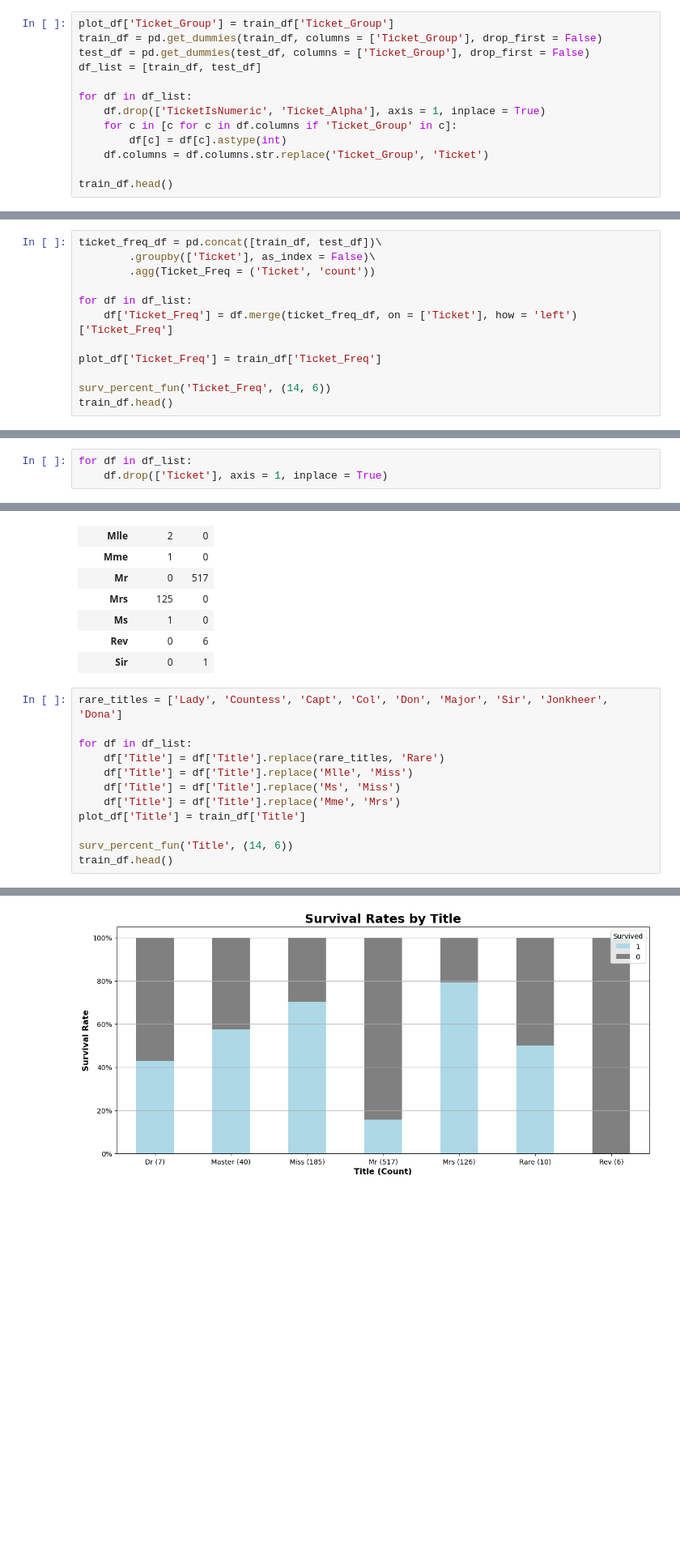
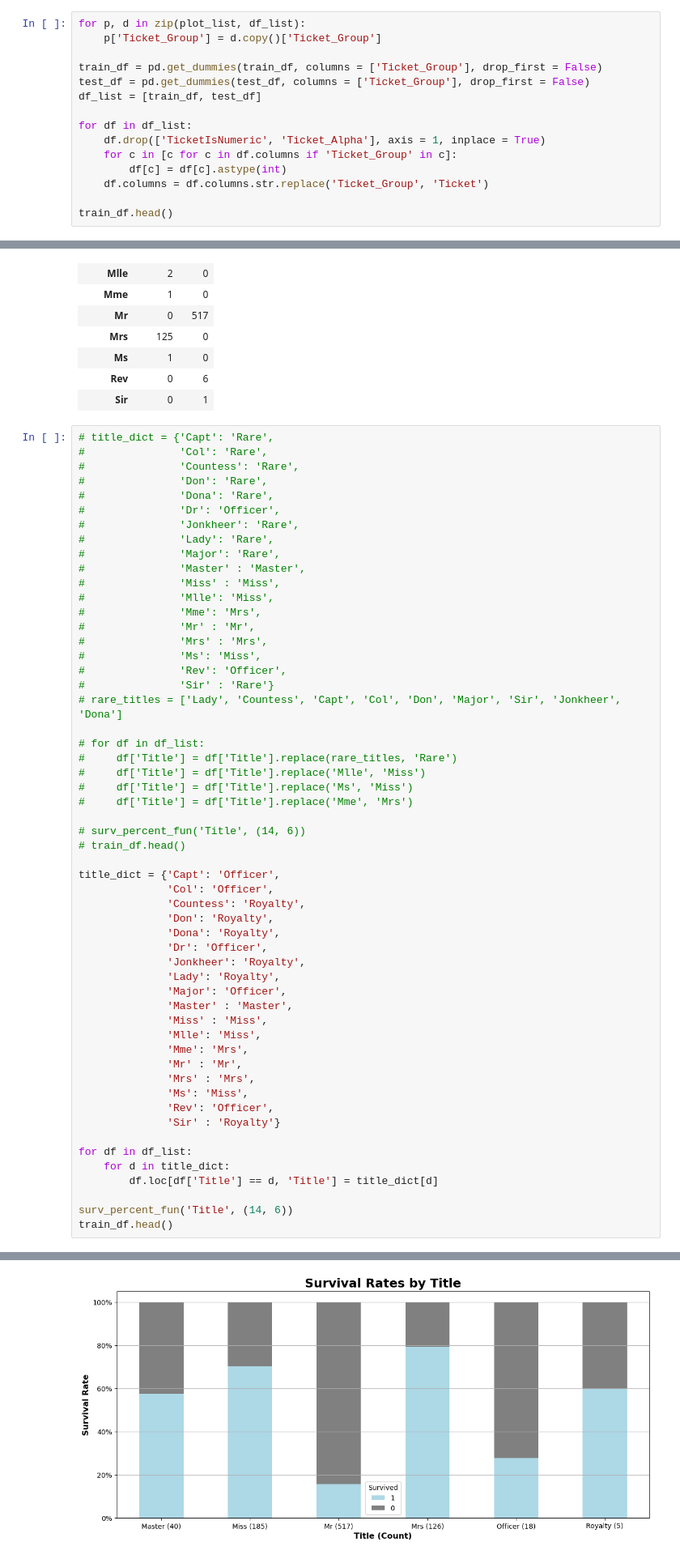
Before and after one commit to andrsanc/Titanic, a Jupyter notebook: Titanic_Survival.ipynb, the cells around one changed output, grey strips where cells are left out. Shown at 81% size. Saved outputs shown, nothing was run; the diff lists cells and outputs as text; blank space fills up the shorter version.

```diff
--- a/Titanic_Survival.ipynb
+++ b/Titanic_Survival.ipynb
@@ -242,7 +275,9 @@ pd.concat([ticket_train_df, ticket_test_df])\
 |  | AQ/3 | 1.0 | NaN |
 |  | AQ/4 | 1.0 | NaN |
 # %%
-plot_df['Ticket_Group'] = train_df['Ticket_Group']
+for p, d in zip(plot_list, df_list):
+    p['Ticket_Group'] = d.copy()['Ticket_Group']
+
 train_df = pd.get_dummies(train_df, columns = ['Ticket_Group'], drop_first = False)
 test_df = pd.get_dummies(test_df, columns = ['Ticket_Group'], drop_first = False)
 df_list = [train_df, test_df]
@@ -265,12 +299,0 @@ train_df.head()
-# %%
-ticket_freq_df = pd.concat([train_df, test_df])\
-        .groupby(['Ticket'], as_index = False)\
-        .agg(Ticket_Freq = ('Ticket', 'count'))
-
-for df in df_list:
-    df['Ticket_Freq'] = df.merge(ticket_freq_df, on = ['Ticket'], how = 'left')['Ticket_Freq']
-
-plot_df['Ticket_Freq'] = train_df['Ticket_Freq']
-
-surv_percent_fun('Ticket_Freq', (14, 6))
-train_df.head()
@@ -286,4 +300 @@ train_df.head()
-# %%
-for df in df_list:
-    df.drop(['Ticket'], axis = 1, inplace = True)
 # %% [markdown]
@@ -318,14 +329,57 @@ pd.crosstab(train_df['Title'], train_df['Sex'])
 | Rev | 0 | 6 |
 | Sir | 0 | 1 |
 # %%
-rare_titles = ['Lady', 'Countess', 'Capt', 'Col', 'Don', 'Major', 'Sir', 'Jonkheer', 'Dona']
+# title_dict = {'Capt': 'Rare',
+#               'Col': 'Rare',
+#               'Countess': 'Rare',
+#               'Don': 'Rare',
+#               'Dona': 'Rare',
+#               'Dr': 'Officer',
+#               'Jonkheer': 'Rare',
+#               'Lady': 'Rare',
+#               'Major': 'Rare',
+#               'Master' : 'Master',
+#               'Miss' : 'Miss',
+#               'Mlle': 'Miss',
+#               'Mme': 'Mrs',
+#               'Mr' : 'Mr',
+#               'Mrs' : 'Mrs',
+#               'Ms': 'Miss',
+#               'Rev': 'Officer',
+#               'Sir' : 'Rare'}
+# rare_titles = ['Lady', 'Countess', 'Capt', 'Col', 'Don', 'Major', 'Sir', 'Jonkheer', 'Dona']
+
+# for df in df_list:
+#     df['Title'] = df['Title'].replace(rare_titles, 'Rare')
+#     df['Title'] = df['Title'].replace('Mlle', 'Miss')
+#     df['Title'] = df['Title'].replace('Ms', 'Miss')
+#     df['Title'] = df['Title'].replace('Mme', 'Mrs')
+
+# surv_percent_fun('Title', (14, 6))
+# train_df.head()
+
+title_dict = {'Capt': 'Officer',
+              'Col': 'Officer',
+              'Countess': 'Royalty',
+              'Don': 'Royalty',
+              'Dona': 'Royalty',
+              'Dr': 'Officer',
+              'Jonkheer': 'Royalty',
+              'Lady': 'Royalty',
+              'Major': 'Officer',
+              'Master' : 'Master',
+              'Miss' : 'Miss',
+              'Mlle': 'Miss',
+              'Mme': 'Mrs',
+              'Mr' : 'Mr',
+              'Mrs' : 'Mrs',
+              'Ms': 'Miss',
+              'Rev': 'Officer',
+              'Sir' : 'Royalty'}
 
 for df in df_list:
-    df['Title'] = df['Title'].replace(rare_titles, 'Rare')
-    df['Title'] = df['Title'].replace('Mlle', 'Miss')
-    df['Title'] = df['Title'].replace('Ms', 'Miss')
-    df['Title'] = df['Title'].replace('Mme', 'Mrs')
-plot_df['Title'] = train_df['Title']
+    for d in title_dict:
+        df.loc[df['Title'] == d, 'Title'] = title_dict[d]
 
 surv_percent_fun('Title', (14, 6))
 train_df.head()
@@ -340,2 +394,2 @@ train_df.head()
-[figure, old version]
+[figure, new version]
 # %%
```
Also changed, not shown: parts of 104 cells of this notebook, 8 other files.
